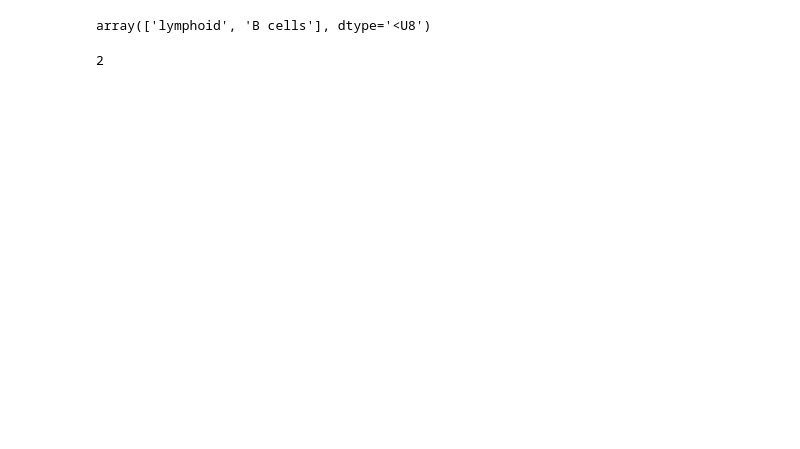
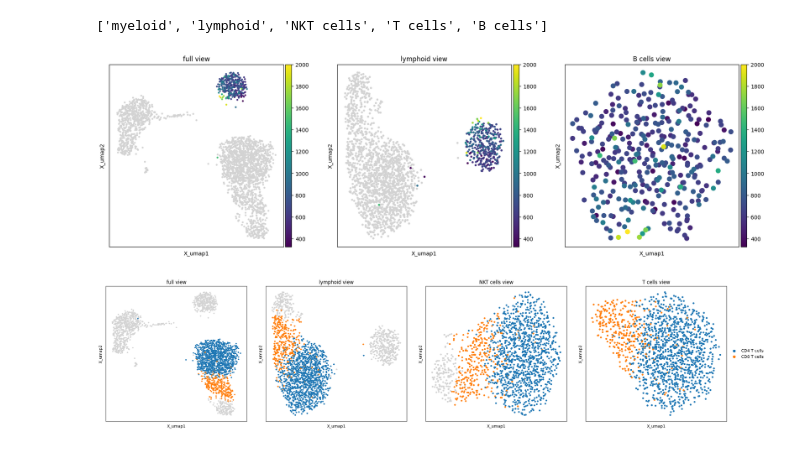
Before and after one commit to scverse-bot/multi-view-atlas, a Jupyter notebook: test_multi_view_atlas.ipynb, the cells around one changed output. Cells and saved outputs as stored; diff of their text form; code cells hidden in the pictures; blank space fills up the shorter version.

Commit message:
plotting funcs

```diff
--- a/test_multi_view_atlas.ipynb
+++ b/test_multi_view_atlas.ipynb
@@ -102,7 +50,5 @@ mvatlas['full'].uns['view_hierarchy']
 # %%
-adata.obsm['view_assign'] = assign_tab.copy()
-adata.uns['view_hierarchy'] = view_hierarchy.copy()
-
+adata = mva.utils.sample_dataset()
 mvatlas = mva.tl.MultiViewAtlas(adata)
 mvatlas
     # [np.where(np.array(s.split('.')) == v)[0][0]  if v in s]
@@ -215,14 +73,19 @@ def get_view_adata(mdata, view) -> AnnData:
-# %%
-v = 'NKT cells'
-view_str = pd.json_normalize(view_hierarchy).columns.tolist()
-for s in view_str:
-    view_hierarchy = np.array(s.split('.'))
-    parent_view = [view_hierarchy[i-1] for i,v1 in enumerate(view_hierarchy) if v == v1]
-# %%
-view_hierarchy
-# %% [output]
-array(['lymphoid', 'B cells'], dtype='<U8')
-# %%
-len(view_hierarchy)
-# %% [output]
-2
+# %%
+mvatlas.views
+# %% [output]
+['myeloid', 'lymphoid', 'NKT cells', 'T cells', 'B cells']
+# %%
+## Re-compute embedding on each view
+for v in mvatlas.views:
+    vadata = mvatlas[v]
+    sc.pp.pca(vadata)
+    sc.pp.neighbors(vadata, n_neighbors=10)
+    sc.tl.umap(vadata)
+    mvatlas.mdata[v].obsm = vadata.obsm.copy()
+# %%
+## Visualize nested embeddings
+mva.pl.multiview_embedding(mvatlas, 'B cells', color= 'n_genes', legend_loc='right margin',fig_height=6)
+mva.pl.multiview_embedding(mvatlas, 'T cells', color= 'louvain', legend_loc='right margin',fig_height=6)
+# %% [output]
+[figure, added]
+[figure, added]
```
Also changed, not shown: parts of 15 cells of this notebook, 7 other files.
